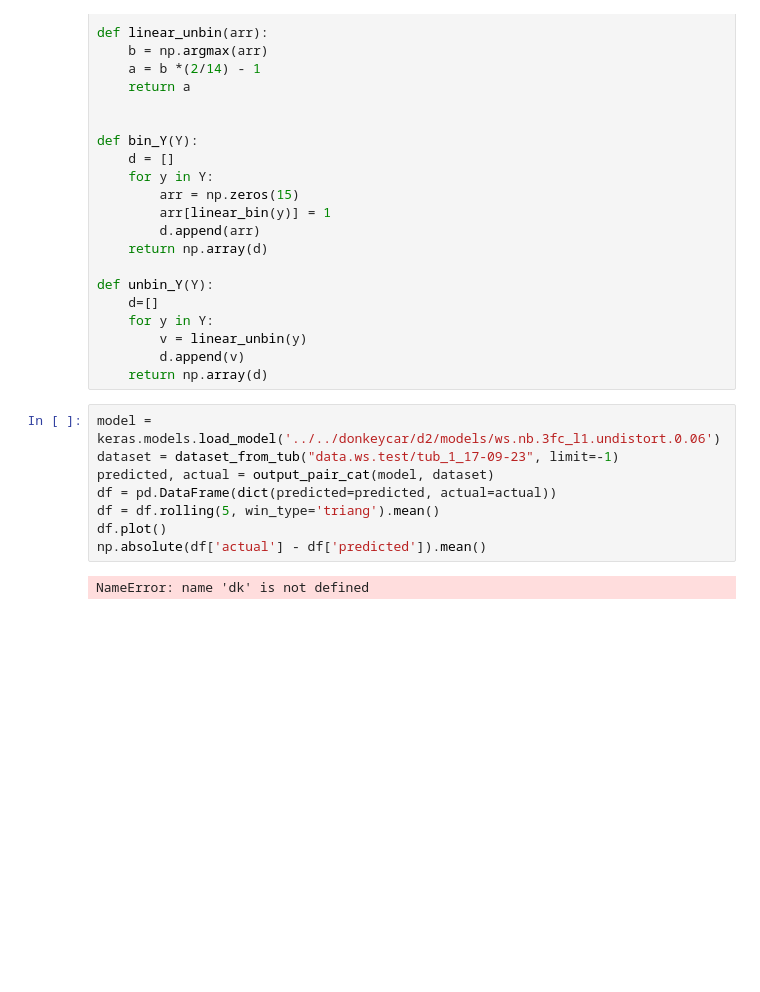
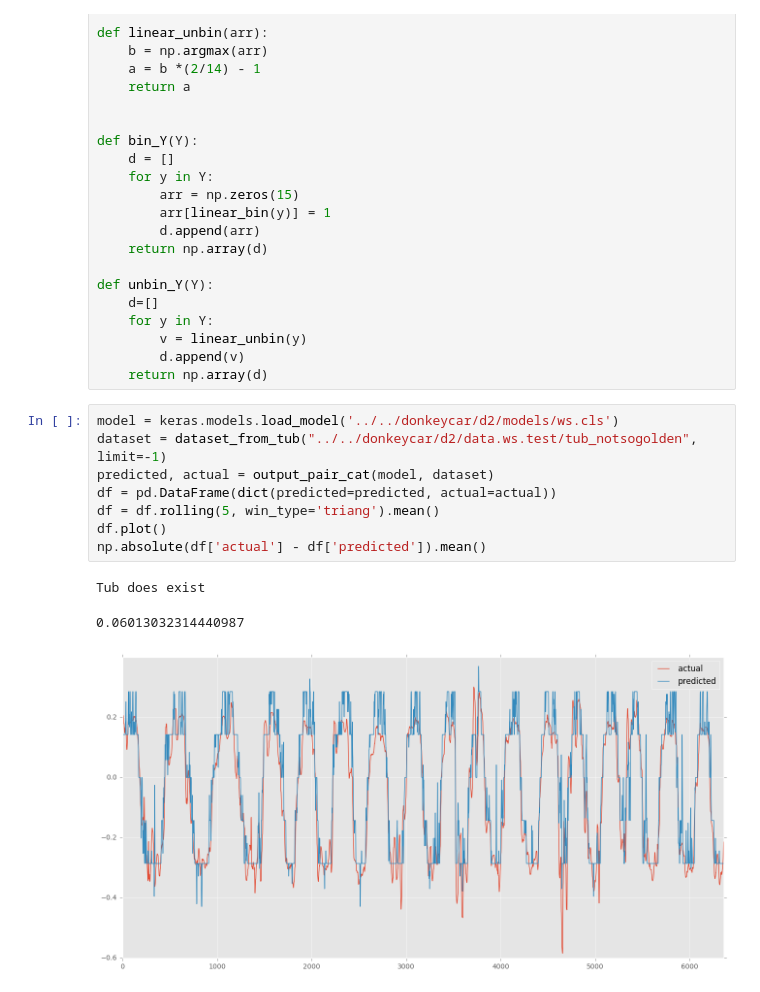
Before and after one commit to test-v1/notebooks-1, a Jupyter notebook: donkeycar/donkey2.ipynb, the cells around one changed output. Cells and saved outputs as stored; diff of their text form; blank space fills up the shorter version.

```diff
--- a/donkeycar/donkey2.ipynb
+++ b/donkeycar/donkey2.ipynb
@@ -74,12 +72,14 @@ def unbin_Y(Y):
         d.append(v)
     return np.array(d)
 # %%
-model = keras.models.load_model('../../donkeycar/d2/models/ws.nb.3fc_l1.undistort.0.06')
-dataset = dataset_from_tub("data.ws.test/tub_1_17-09-23", limit=-1)
+model = keras.models.load_model('../../donkeycar/d2/models/ws.cls')
+dataset = dataset_from_tub("../../donkeycar/d2/data.ws.test/tub_notsogolden", limit=-1)
 predicted, actual = output_pair_cat(model, dataset)
 df = pd.DataFrame(dict(predicted=predicted, actual=actual))
 df = df.rolling(5, win_type='triang').mean()
 df.plot()
 np.absolute(df['actual'] - df['predicted']).mean()
 # %% [output]
-NameError: name 'dk' is not defined
+Tub does exist
+0.06013032314440987
+[figure, added]
```
Also changed, not shown: parts of 10 cells of this notebook, 2 other files.
